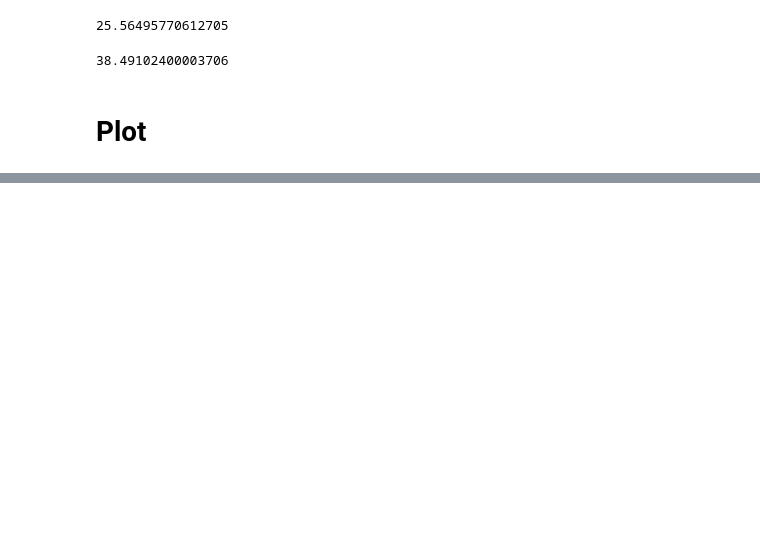
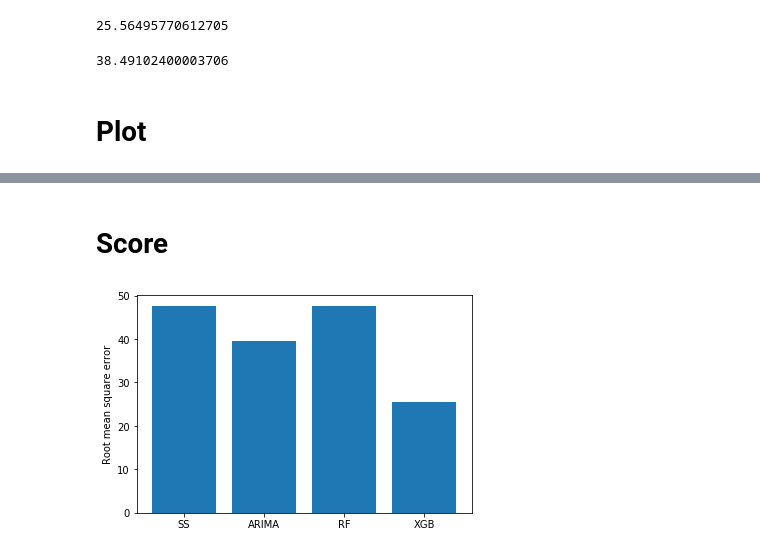
Before and after one commit to williamhuybui/Walmart_sales_forecasting, a Jupyter notebook: Untitled.ipynb, the cells around one changed output, grey strips where cells are left out. Saved outputs shown, nothing was run; the diff lists cells and outputs as text; code cells hidden in the pictures; blank space fills up the shorter version.

```diff
--- a/Untitled.ipynb
+++ b/Untitled.ipynb
@@ -106,3 +107,4 @@ autocorrelation_plot(y_train)
 #ARIMA
 arm = ARIMA(y_train.values,(2, 1, 7)).fit()
 arm_prediction=arm.forecast(28)
+score_arm=np.sqrt(metrics.mean_squared_error(arm_prediction[1], y_test))
@@ -183,0 +193,8 @@ plt.show()
+# %% [markdown]
+# Score
+# %%
+plt.bar(['SS','ARIMA','RF','XGB'],[score_ss,score_arm,score_rf,score_xg_reg])
+plt.ylabel('Root mean square error')
+plt.show()
+# %% [output]
+[figure, added]
```
Also changed, not shown: parts of 8 cells of this notebook.
